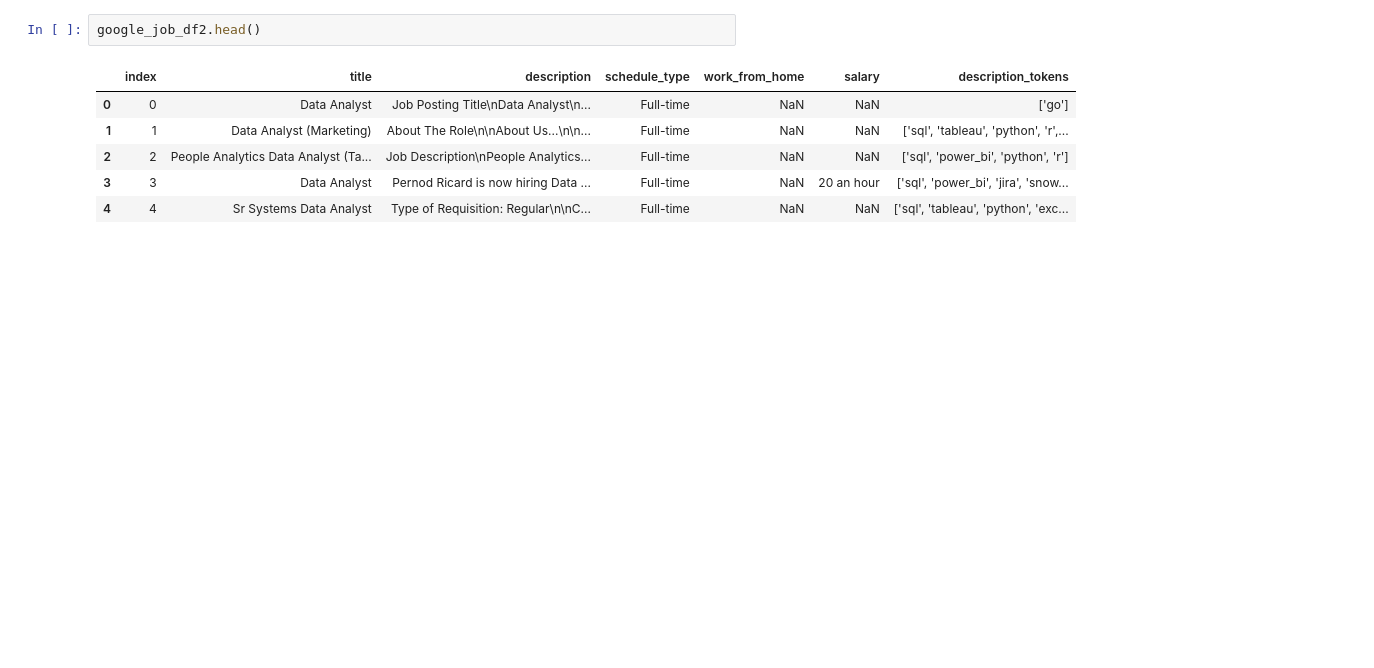
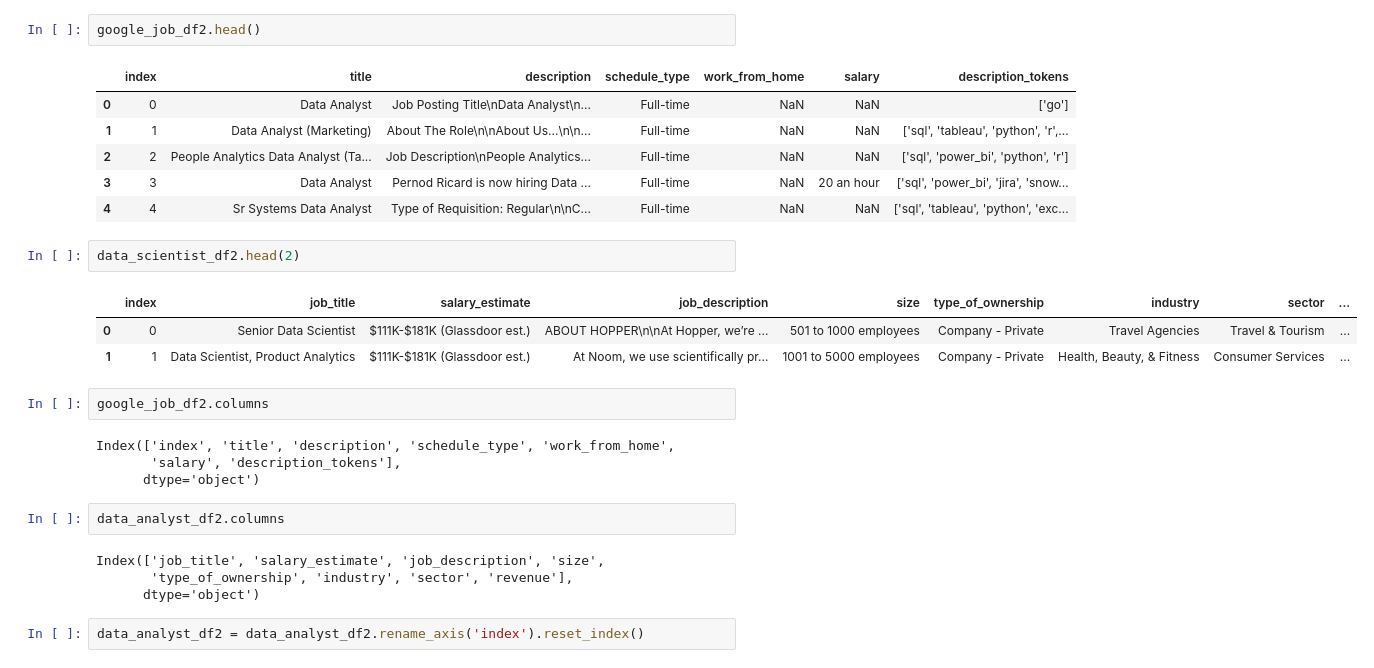
Before and after one commit to Nuel-EN/Capstone-Project-, a Jupyter notebook: Nuel-NB.ipynb, the cells around one changed output. Drawn from its saved outputs; the diff is of its cells as text; blank space fills up the shorter version.

```diff
--- a/Nuel-NB.ipynb
+++ b/Nuel-NB.ipynb
@@ -47,3 +67,23 @@ google_job_df2.head()
 | 2 | 2 | People Analytics Data Analyst (Ta... | Job Description\nPeople Analytics... | Full-time | NaN | NaN | ['sql', 'power_bi', 'python', 'r'] |
 | 3 | 3 | Data Analyst | Pernod Ricard is now hiring Data ... | Full-time | NaN | 20 an hour | ['sql', 'power_bi', 'jira', 'snow... |
 | 4 | 4 | Sr Systems Data Analyst | Type of Requisition: Regular\n\nC... | Full-time | NaN | NaN | ['sql', 'tableau', 'python', 'exc... |
+# %%
+data_scientist_df2.head(2)
+# %% [output]
+|  | index | job_title | salary_estimate | job_description | size | type_of_ownership | industry | sector | ... |
+| 0 | 0 | Senior Data Scientist | $111K-$181K (Glassdoor est.) | ABOUT HOPPER\n\nAt Hopper, we’re ... | 501 to 1000 employees | Company - Private | Travel Agencies | Travel & Tourism | ... |
+| 1 | 1 | Data Scientist, Product Analytics | $111K-$181K (Glassdoor est.) | At Noom, we use scientifically pr... | 1001 to 5000 employees | Company - Private | Health, Beauty, & Fitness | Consumer Services | ... |
+# %%
+google_job_df2.columns
+# %% [output]
+Index(['index', 'title', 'description', 'schedule_type', 'work_from_home',
+       'salary', 'description_tokens'],
+      dtype='object')
+# %%
+data_analyst_df2.columns
+# %% [output]
+Index(['job_title', 'salary_estimate', 'job_description', 'size',
+       'type_of_ownership', 'industry', 'sector', 'revenue'],
+      dtype='object')
+# %%
+data_analyst_df2 = data_analyst_df2.rename_axis('index').reset_index()
```
Also changed, not shown: parts of 16 cells of this notebook.
